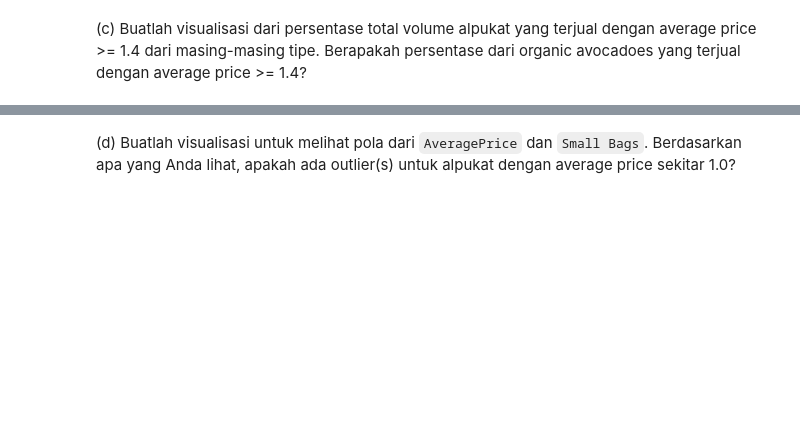
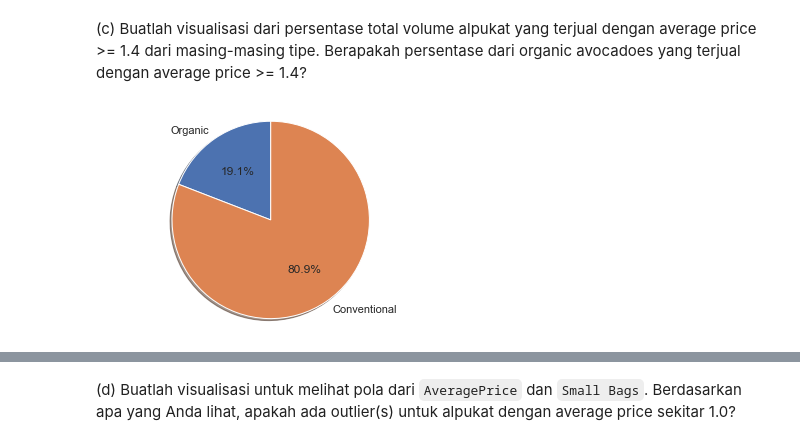
Before and after one commit to fahdikrie/kasdd212, a Jupyter notebook: Lab/Lab2/Lab2_rev1/D_Lab2_1906398370_Fahdii Ajmalal Fikrie.ipynb, the cells around one changed output, grey strips where cells are left out. Saved outputs shown, nothing was run; the diff lists cells and outputs as text; code cells hidden in the pictures; blank space fills up the shorter version.

```diff
--- a/Lab/Lab2/Lab2_rev1/D_Lab2_1906398370_Fahdii Ajmalal Fikrie.ipynb
+++ b/Lab/Lab2/Lab2_rev1/D_Lab2_1906398370_Fahdii Ajmalal Fikrie.ipynb
@@ -505,0 +532,33 @@ Berdasarkan data di atas, didapatkan rata-rata sales terbesar ada pada region **
+# %%
+# 2(c) Implementasi kode di sini
+
+organic = avocado_df[avocado_df.type == 'organic']
+conventional = avocado_df[avocado_df.type == 'conventional']
+
+# Not sure what type of convention that i'm using
+# tapi ini lebih enak diliat hehe
+
+volume_price_org = (
+    organic
+        [organic.AveragePrice >= 1.4]
+        ['Total Volume']
+        .sum()
+)
+
+volume_price_conv = (
+    conventional
+        [conventional.AveragePrice >= 1.4]
+        ['Total Volume']
+        .sum()
+)
+
+data = [volume_price_org, volume_price_conv]
+labels = ['Organic', 'Conventional']
+
+fig1, ax1 = plt.subplots()
+ax1.pie(data, labels=labels, autopct='%1.1f%%', shadow=True, startangle=90)
+ax1.axis('equal')
+
+plt.show()
+# %% [output]
+[figure, added]
```
Also changed, not shown: parts of 14 cells of this notebook.
